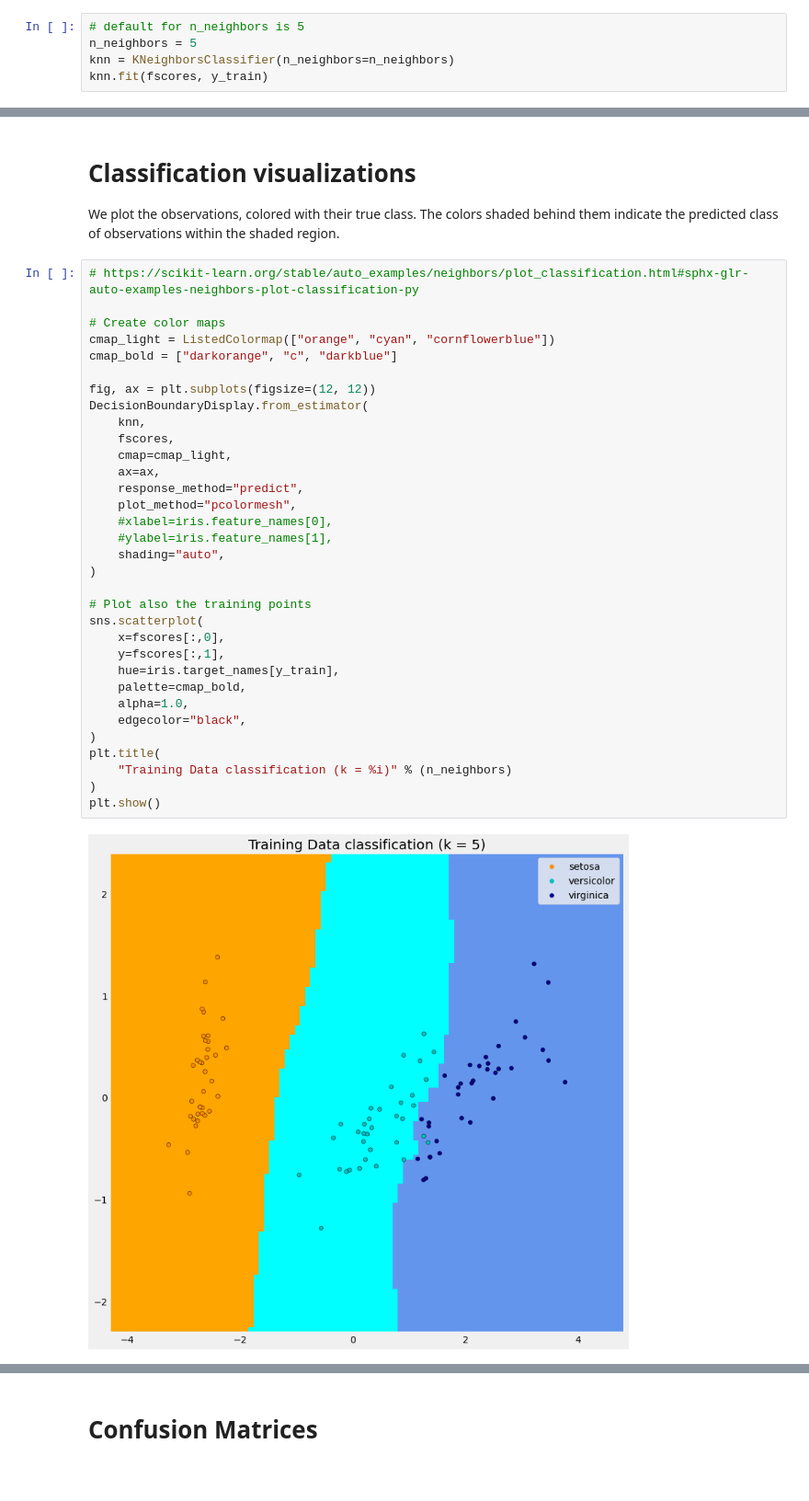
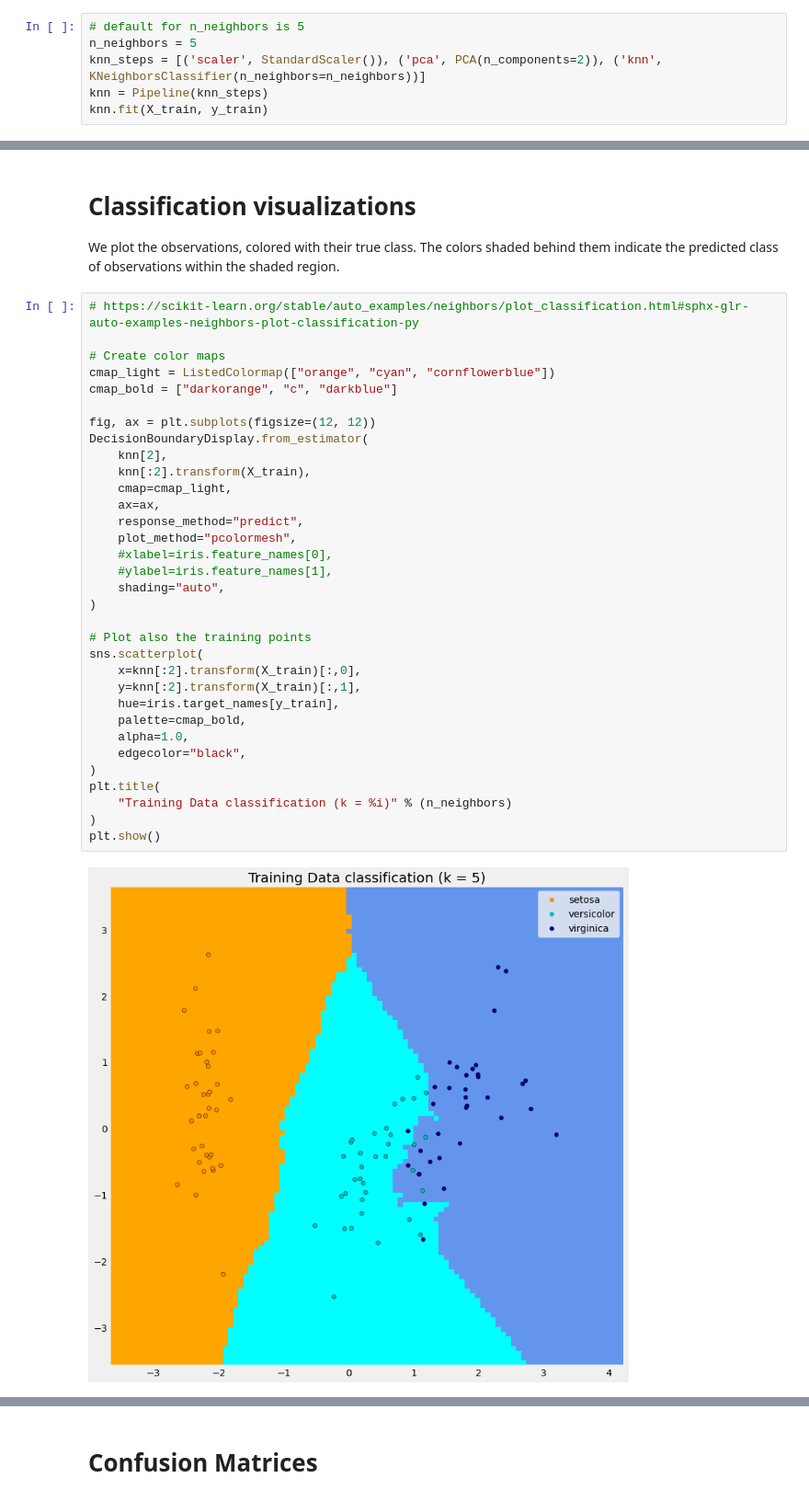
Before and after one commit to LukeMoraglia/ML_algorithms, a Jupyter notebook: KNN.ipynb, the cells around one changed output, grey strips where cells are left out. Shown at 92% size. Cells and saved outputs as stored; diff of their text form.

Commit message:
scaling and pipeline to KNN

```diff
--- a/KNN.ipynb
+++ b/KNN.ipynb
@@ -109,6 +115,7 @@ We'll use the PCA training factor scores as our two predictors of species. The `
 # %%
 # default for n_neighbors is 5
 n_neighbors = 5
-knn = KNeighborsClassifier(n_neighbors=n_neighbors)
-knn.fit(fscores, y_train)
+knn_steps = [('scaler', StandardScaler()), ('pca', PCA(n_components=2)), ('knn', KNeighborsClassifier(n_neighbors=n_neighbors))]
+knn = Pipeline(knn_steps)
+knn.fit(X_train, y_train)
 # %% [output]
@@ -130,36 +138,36 @@ We plot the observations, colored with their true class. The colors shaded behin
 # %%
 # https://scikit-learn.org/stable/auto_examples/neighbors/plot_classification.html#sphx-glr-auto-examples-neighbors-plot-classification-py
 
 # Create color maps
 cmap_light = ListedColormap(["orange", "cyan", "cornflowerblue"])
 cmap_bold = ["darkorange", "c", "darkblue"]
 
 fig, ax = plt.subplots(figsize=(12, 12))
 DecisionBoundaryDisplay.from_estimator(
-    knn,
-    fscores,
+    knn[2],
+    knn[:2].transform(X_train),
     cmap=cmap_light,
     ax=ax,
     response_method="predict",
     plot_method="pcolormesh",
     #xlabel=iris.feature_names[0],
     #ylabel=iris.feature_names[1],
     shading="auto",
 )
 
 # Plot also the training points
 sns.scatterplot(
-    x=fscores[:,0],
-    y=fscores[:,1],
+    x=knn[:2].transform(X_train)[:,0],
+    y=knn[:2].transform(X_train)[:,1],
     hue=iris.target_names[y_train],
     palette=cmap_bold,
     alpha=1.0,
     edgecolor="black",
 )
 plt.title(
     "Training Data classification (k = %i)" % (n_neighbors)
 )
 plt.show()
 # %% [output]
-[figure, old version]
+[figure, new version]
 # %% [markdown]
```
Also changed, not shown: parts of 13 cells of this notebook.
